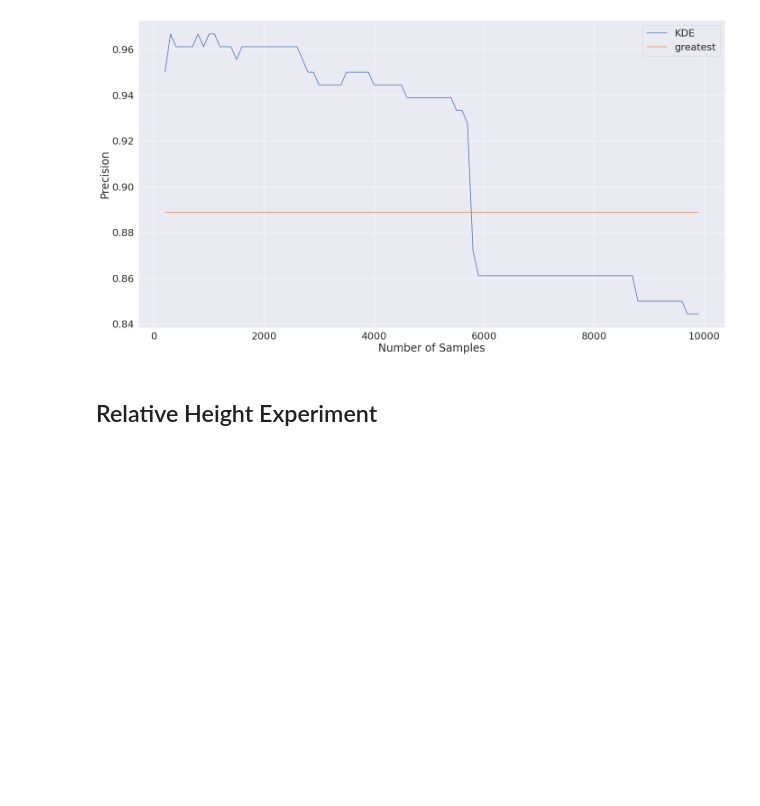
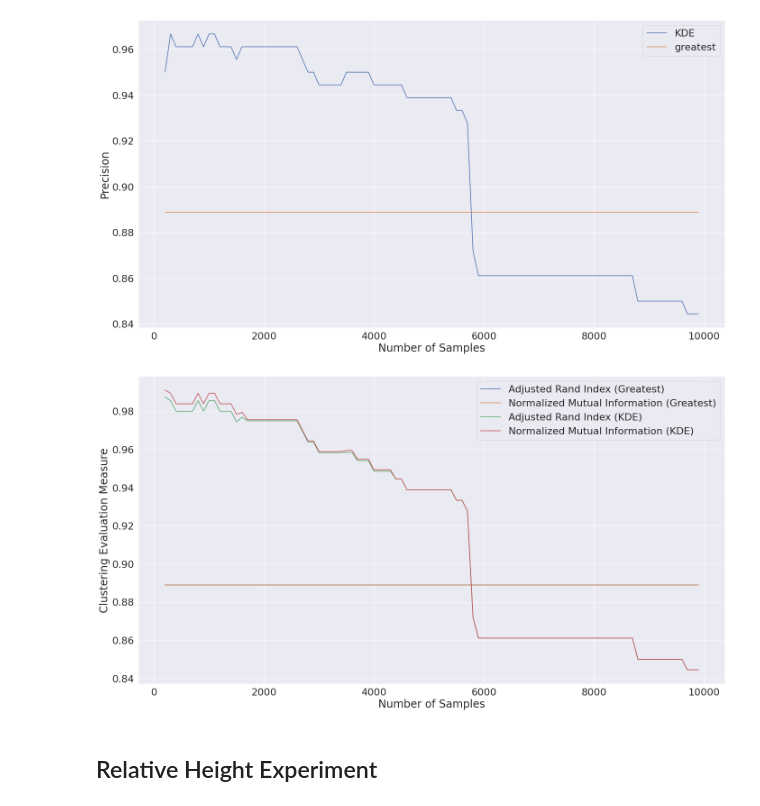
Before and after one commit to northeastern-datalab/domain_net, a Jupyter notebook: network_analysis/notebooks/num_meanings/pairwise_measures.ipynb, the cells around one changed output. Cells and saved outputs as stored; diff of their text form; code cells hidden in the pictures; blank space fills up the shorter version.

```diff
--- a/network_analysis/notebooks/num_meanings/pairwise_measures.ipynb
+++ b/network_analysis/notebooks/num_meanings/pairwise_measures.ipynb
@@ -317,6 +423,16 @@ plt.legend();plt.ylabel('Precision');plt.xlabel('Number of Samples');plt.tight_l
 plt.savefig('../../figures/num_meanings/clustering/synthetic_benchmark/num_samples_precision.svg')
 # %% [output]
 [figure]
+# %%
+# Evaluate the clustering
+plt.plot(samples_to_statistics_df['samples'], samples_to_statistics_df['greatest_adj_rand_index'], label='Adjusted Rand Index (Greatest)')
+plt.plot(samples_to_statistics_df['samples'], samples_to_statistics_df['greatest_norm_mutual_info'], label='Normalized Mutual Information (Greatest)')
+plt.plot(samples_to_statistics_df['samples'], samples_to_statistics_df['kde_adj_rand_index'], label='Adjusted Rand Index (KDE)')
+plt.plot(samples_to_statistics_df['samples'], samples_to_statistics_df['kde_norm_mutual_info'], label='Normalized Mutual Information (KDE)')
+plt.legend();plt.ylabel('Clustering Evaluation Measure');plt.xlabel('Number of Samples');plt.tight_layout()
+plt.savefig('../../figures/num_meanings/clustering/synthetic_benchmark/clustering_evaluation.svg')
+# %% [output]
+[figure, added]
 # %% [markdown]
 ## Relative Height Experiment
 # %%
```
Also changed, not shown: parts of 14 cells of this notebook, 1 other file.
